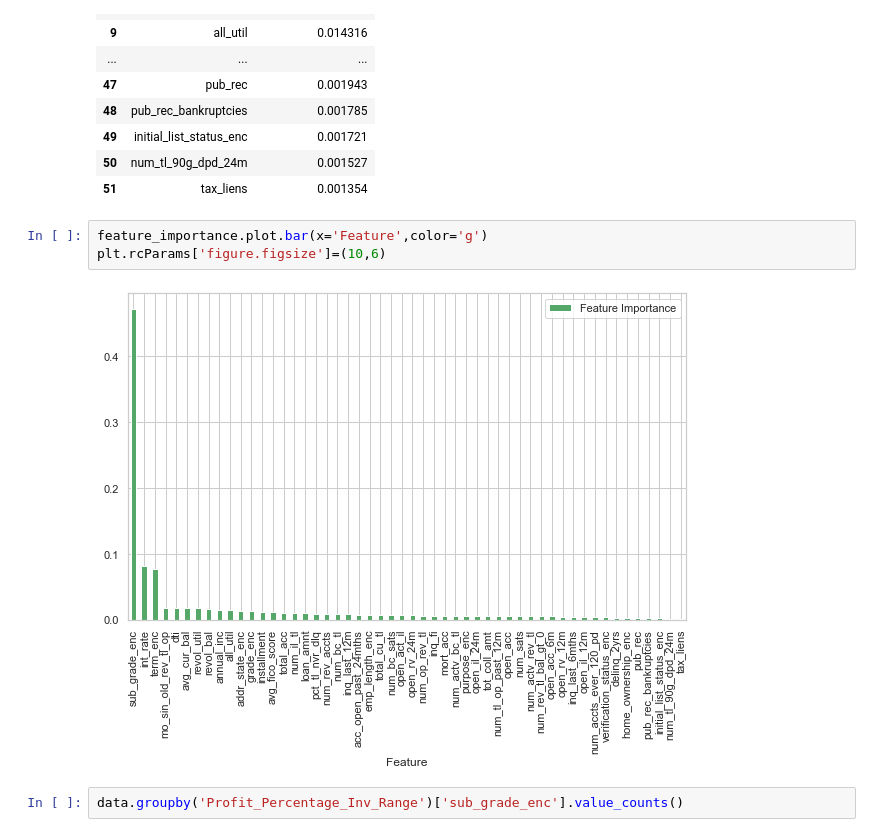
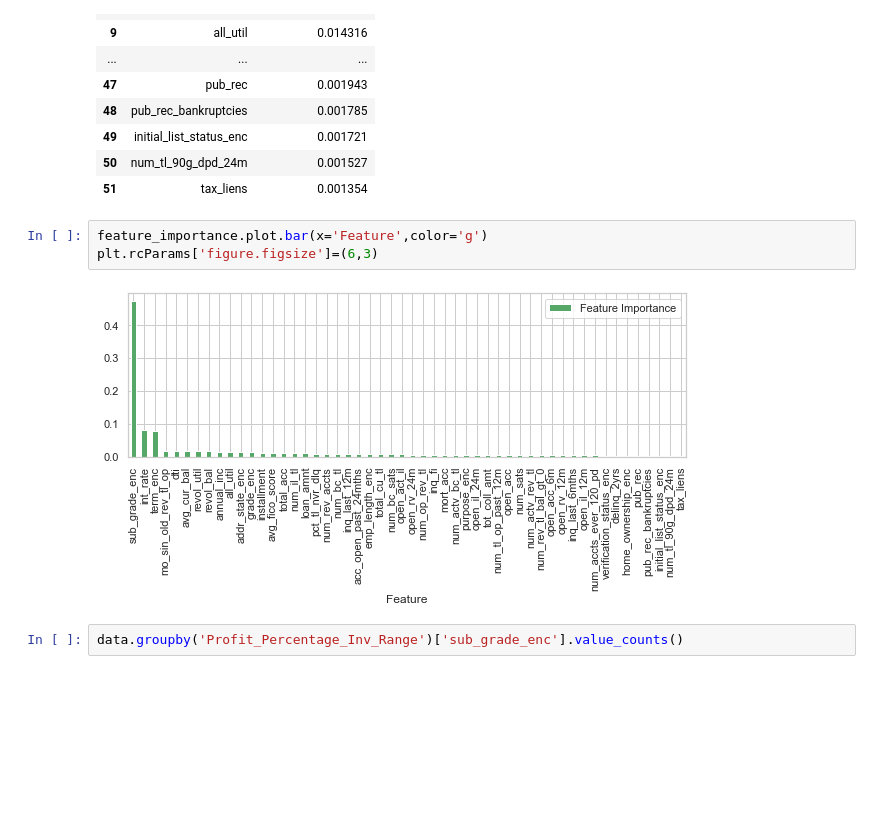
Before and after one commit to lebawilamowsky/capstone_project, a Jupyter notebook: Capstone_Project.ipynb, the cells around one changed output. Cells and saved outputs as stored; diff of their text form; blank space fills up the shorter version.

```diff
--- a/Capstone_Project.ipynb
+++ b/Capstone_Project.ipynb
@@ -626,9 +695,9 @@ feature_importance
 | 51 | tax_liens | 0.001354 |
 # %%
 feature_importance.plot.bar(x='Feature',color='g')
-plt.rcParams['figure.figsize']=(10,6)
+plt.rcParams['figure.figsize']=(6,3)
 # %% [output]
-[figure, old version]
+[figure, new version]
 # %%
 data.groupby('Profit_Percentage_Inv_Range')['sub_grade_enc'].value_counts()
 # %% [output]
```
Also changed, not shown: parts of 18 cells of this notebook.
